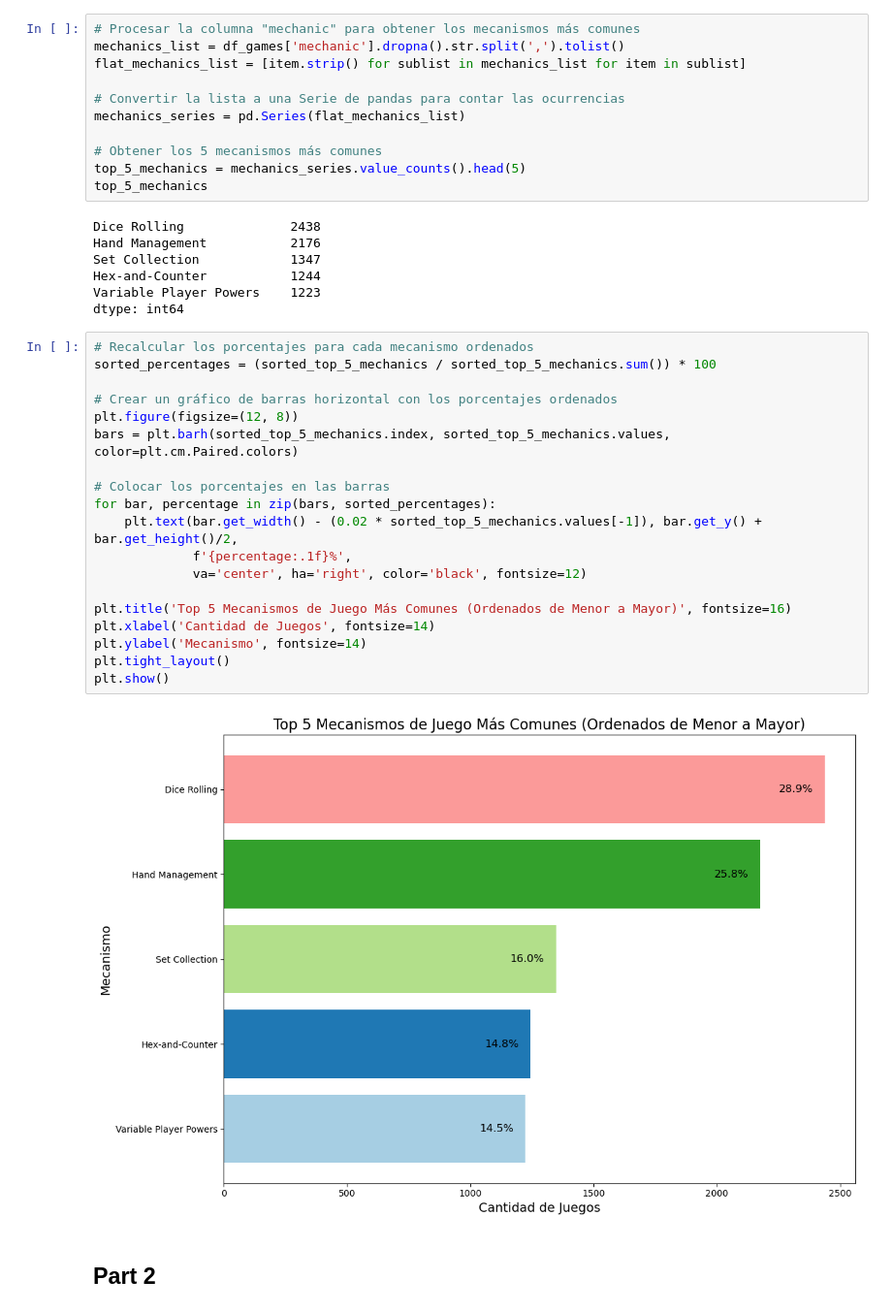
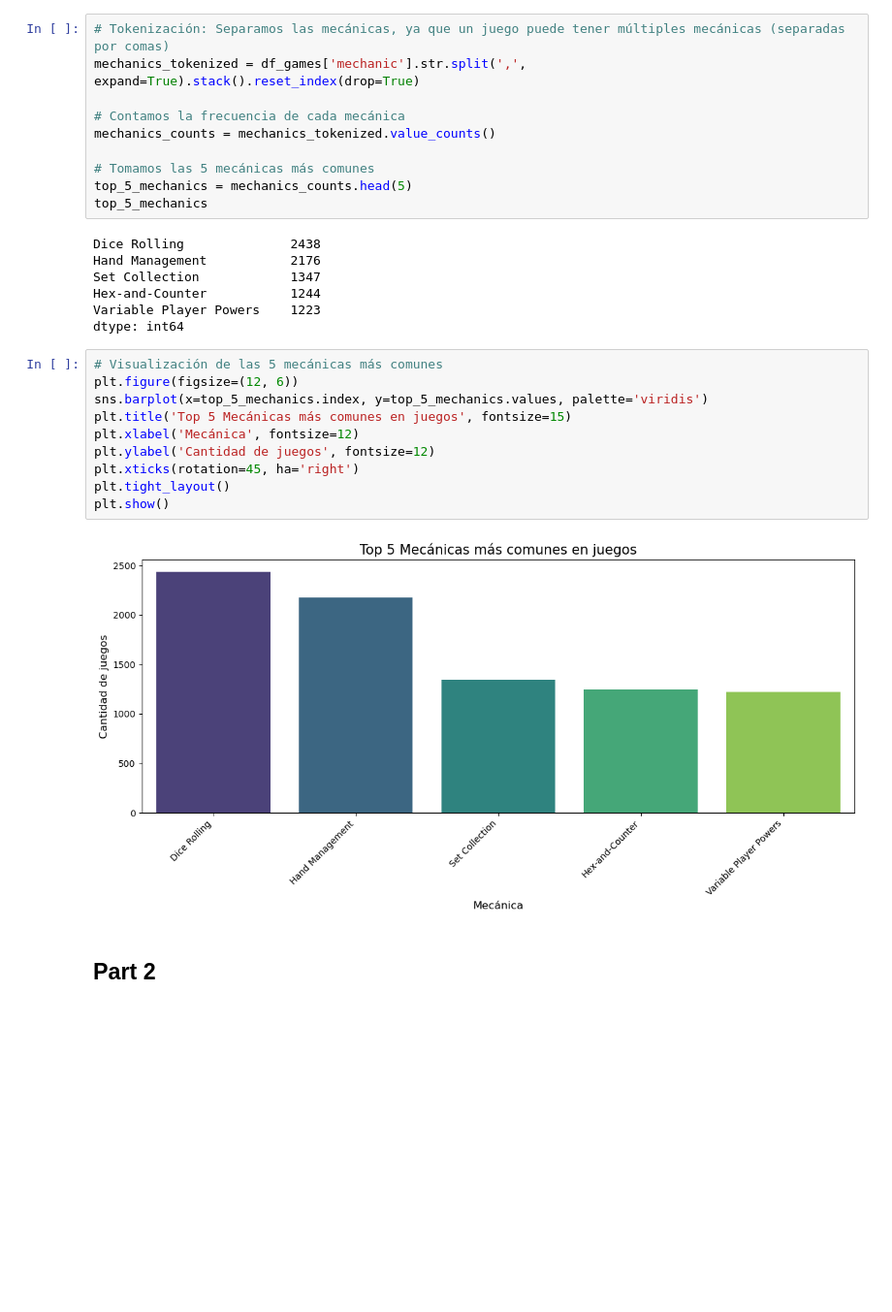
Before and after one commit to FJGM2023015/CA1_DVis_HDip_Lvl8-, a Jupyter notebook: Francisco_Gorigoitia_DVisHDip_CA1.ipynb, the cells around one changed output. Shown at 97% size. Saved outputs shown, nothing was run; the diff lists cells and outputs as text; blank space fills up the shorter version.

```diff
--- a/Francisco_Gorigoitia_DVisHDip_CA1.ipynb
+++ b/Francisco_Gorigoitia_DVisHDip_CA1.ipynb
@@ -292,15 +292,14 @@ plt.show()
 # %% [markdown]
 ### What are the 5 most common “mechanics” in the dataset?
 # %%
-# Procesar la columna "mechanic" para obtener los mecanismos más comunes
-mechanics_list = df_games['mechanic'].dropna().str.split(',').tolist()
-flat_mechanics_list = [item.strip() for sublist in mechanics_list for item in sublist]
+# Tokenización: Separamos las mecánicas, ya que un juego puede tener múltiples mecánicas (separadas por comas)
+mechanics_tokenized = df_games['mechanic'].str.split(',', expand=True).stack().reset_index(drop=True)
 
-# Convertir la lista a una Serie de pandas para contar las ocurrencias
-mechanics_series = pd.Series(flat_mechanics_list)
+# Contamos la frecuencia de cada mecánica
+mechanics_counts = mechanics_tokenized.value_counts()
 
-# Obtener los 5 mecanismos más comunes
-top_5_mechanics = mechanics_series.value_counts().head(5)
+# Tomamos las 5 mecánicas más comunes
+top_5_mechanics = mechanics_counts.head(5)
 top_5_mechanics
 # %% [output]
 Dice Rolling              2438
@@ -310,26 +309,17 @@ Hex-and-Counter           1244
 Variable Player Powers    1223
 dtype: int64
 # %%
-# Recalcular los porcentajes para cada mecanismo ordenados
-sorted_percentages = (sorted_top_5_mechanics / sorted_top_5_mechanics.sum()) * 100
-
-# Crear un gráfico de barras horizontal con los porcentajes ordenados
-plt.figure(figsize=(12, 8))
-bars = plt.barh(sorted_top_5_mechanics.index, sorted_top_5_mechanics.values, color=plt.cm.Paired.colors)
-
-# Colocar los porcentajes en las barras
-for bar, percentage in zip(bars, sorted_percentages):
-    plt.text(bar.get_width() - (0.02 * sorted_top_5_mechanics.values[-1]), bar.get_y() + bar.get_height()/2,
-             f'{percentage:.1f}%',
-             va='center', ha='right', color='black', fontsize=12)
-
-plt.title('Top 5 Mecanismos de Juego Más Comunes (Ordenados de Menor a Mayor)', fontsize=16)
-plt.xlabel('Cantidad de Juegos', fontsize=14)
-plt.ylabel('Mecanismo', fontsize=14)
+# Visualización de las 5 mecánicas más comunes
+plt.figure(figsize=(12, 6))
+sns.barplot(x=top_5_mechanics.index, y=top_5_mechanics.values, palette='viridis')
+plt.title('Top 5 Mecánicas más comunes en juegos', fontsize=15)
+plt.xlabel('Mecánica', fontsize=12)
+plt.ylabel('Cantidad de juegos', fontsize=12)
+plt.xticks(rotation=45, ha='right')
 plt.tight_layout()
 plt.show()
 # %% [output]
-[figure, old version]
+[figure, new version]
 # %% [markdown]
 ## Part 2
 # %% [markdown]
```
Also changed, not shown: parts of 8 cells of this notebook.
